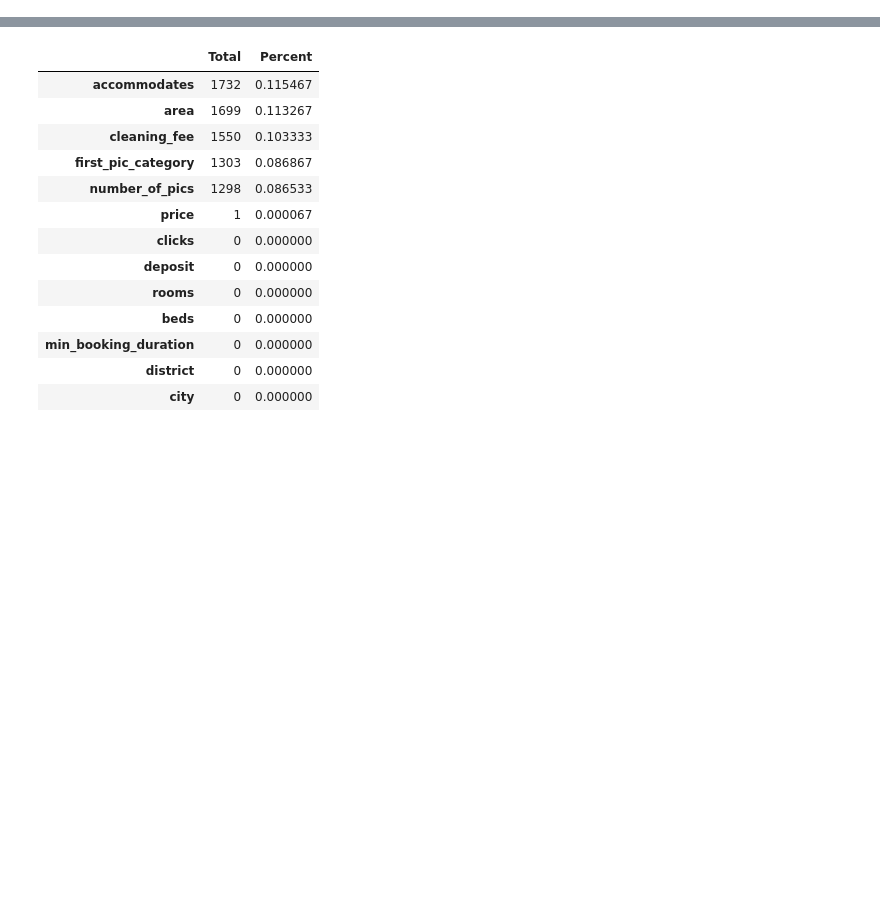
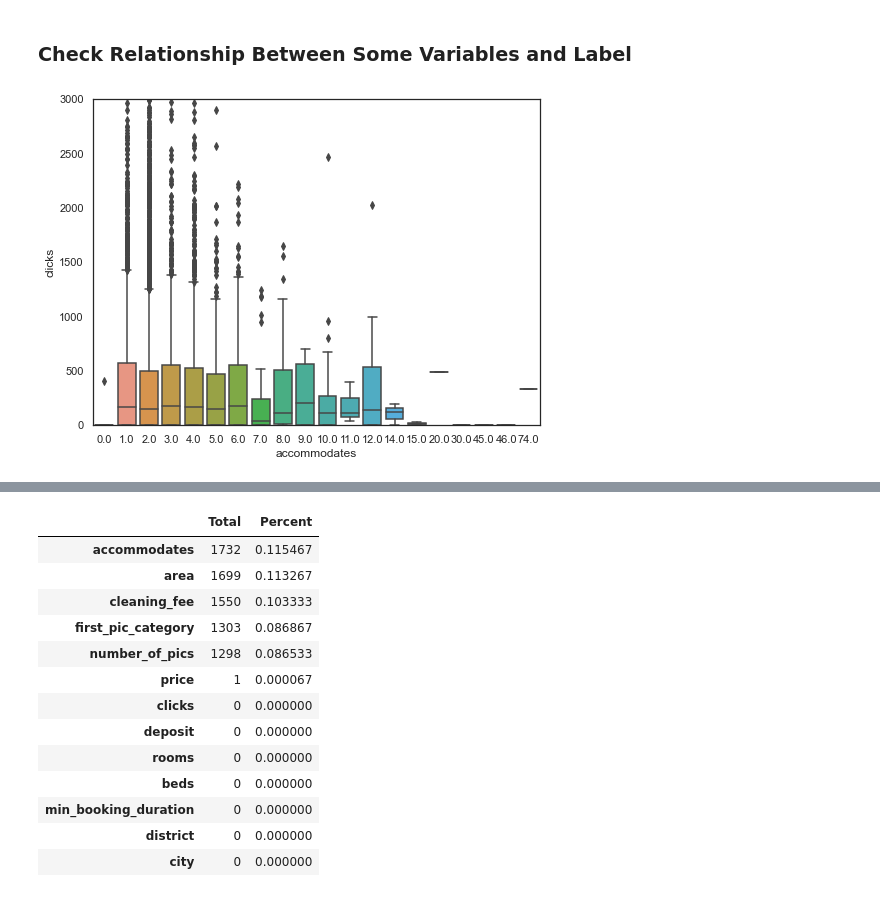
Before and after one commit to HichamKyouma/click-number-predictor, a Jupyter notebook: notebooks/eda.ipynb, the cells around one changed output, grey strips where cells are left out. Cells and saved outputs as stored; diff of their text form; code cells hidden in the pictures; blank space fills up the shorter version.

```diff
--- a/notebooks/eda.ipynb
+++ b/notebooks/eda.ipynb
@@ -37,0 +59,13 @@ sns.displot(df.clicks)df.clicks)
+# %%
+q_h = df["clicks"].quantile(0.99)
+# %%
+df = df[df["clicks"]<q_h]
+# %% [markdown]
+### Check Relationship Between Some Variables and Label
+# %%
+data = pd.concat([df['clicks'], df['accommodates']], axis=1)
+f, ax = plt.subplots(figsize=(8, 6))
+fig = sns.boxplot(x=df['accommodates'], y="clicks", data=data)
+fig.axis(ymin=0, ymax=3000);
+# %% [output]
+[figure, added]
```
Also changed, not shown: parts of 25 cells of this notebook.
